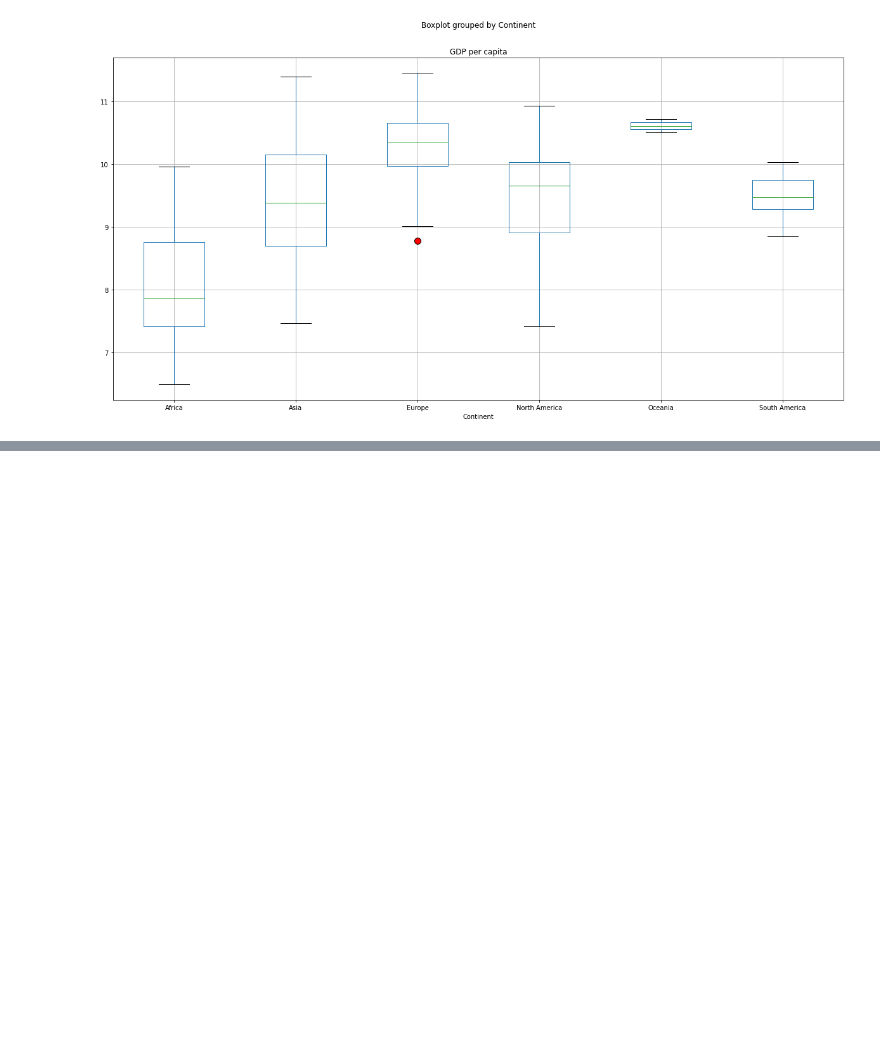
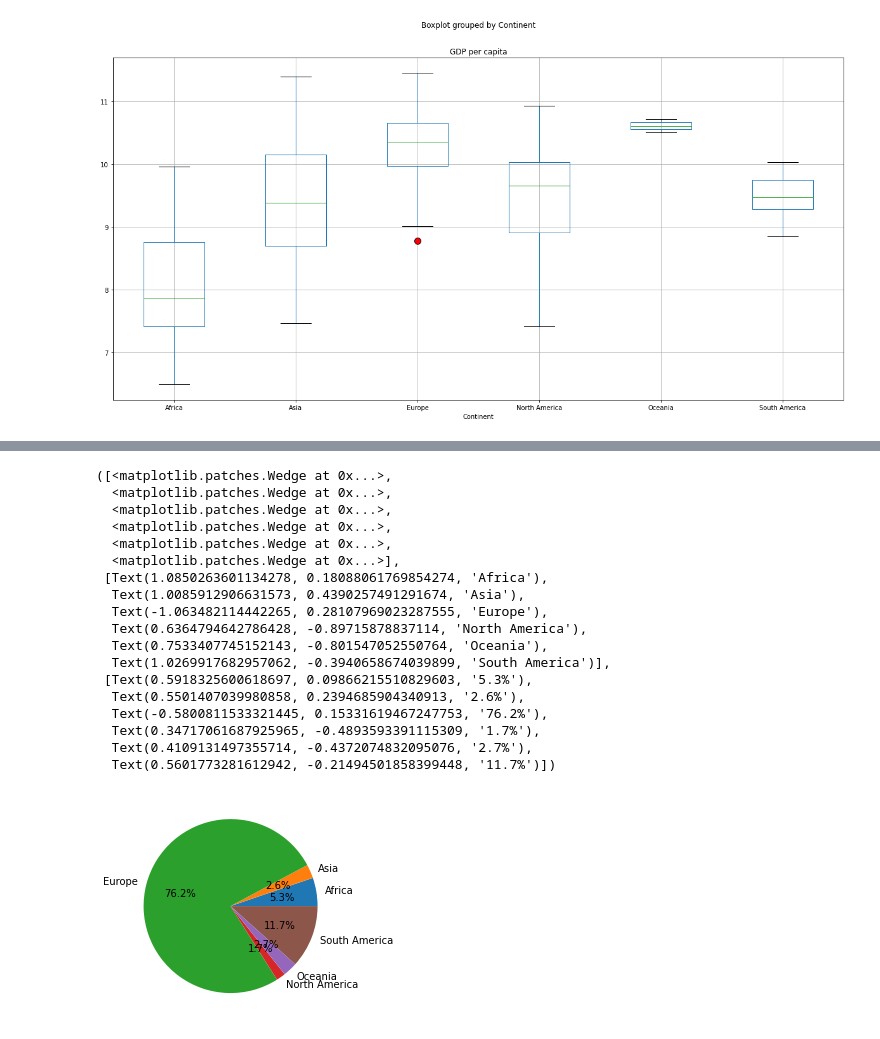
Before and after one commit to reccleston/data-analysis-project-1, a Jupyter notebook: nadia/project_work_2021.ipynb, the cells around one changed output, grey strips where cells are left out. Cells and saved outputs as stored; diff of their text form; code cells hidden in the pictures; blank space fills up the shorter version.

```diff
--- a/nadia/project_work_2021.ipynb
+++ b/nadia/project_work_2021.ipynb
@@ -477,0 +599,3 @@ gdp_and_life_expectancy_df.boxplot("GDP per capita", by="Continent", figsize=(20
+# %%
+wine_by_continent_sum=merged_with_wine_nonull_df.groupby("Continent")[["Wine Consumption Average Over The Years(L)"]].sum()
+wine_by_continent_sum
@@ -477,0 +611,22 @@ gdp_and_life_expectancy_df.boxplot("GDP per capita", by="Continent", figsize=(20
+# %%
+plt.pie(wine_by_continent_sum, labels=continents, autopct='%1.1f%%')
+# %% [output]
+([<matplotlib.patches.Wedge at 0x...>,
+  <matplotlib.patches.Wedge at 0x...>,
+  <matplotlib.patches.Wedge at 0x...>,
+  <matplotlib.patches.Wedge at 0x...>,
+  <matplotlib.patches.Wedge at 0x...>,
+  <matplotlib.patches.Wedge at 0x...>],
+ [Text(1.0850263601134278, 0.18088061769854274, 'Africa'),
+  Text(1.0085912906631573, 0.4390257491291674, 'Asia'),
+  Text(-1.063482114442265, 0.28107969023287555, 'Europe'),
+  Text(0.6364794642786428, -0.89715878837114, 'North America'),
+  Text(0.7533407745152143, -0.801547052550764, 'Oceania'),
+  Text(1.0269917682957062, -0.3940658674039899, 'South America')],
+ [Text(0.5918325600618697, 0.09866215510829603, '5.3%'),
+  Text(0.5501407039980858, 0.2394685904340913, '2.6%'),
+  Text(-0.5800811533321445, 0.15331619467247753, '76.2%'),
+  Text(0.34717061687925965, -0.4893593391115309, '1.7%'),
+  Text(0.4109131497355714, -0.4372074832095076, '2.7%'),
+  Text(0.5601773281612942, -0.21494501858399448, '11.7%')])
+[figure, added]
```
Also changed, not shown: parts of 15 cells of this notebook, 1 other file.
